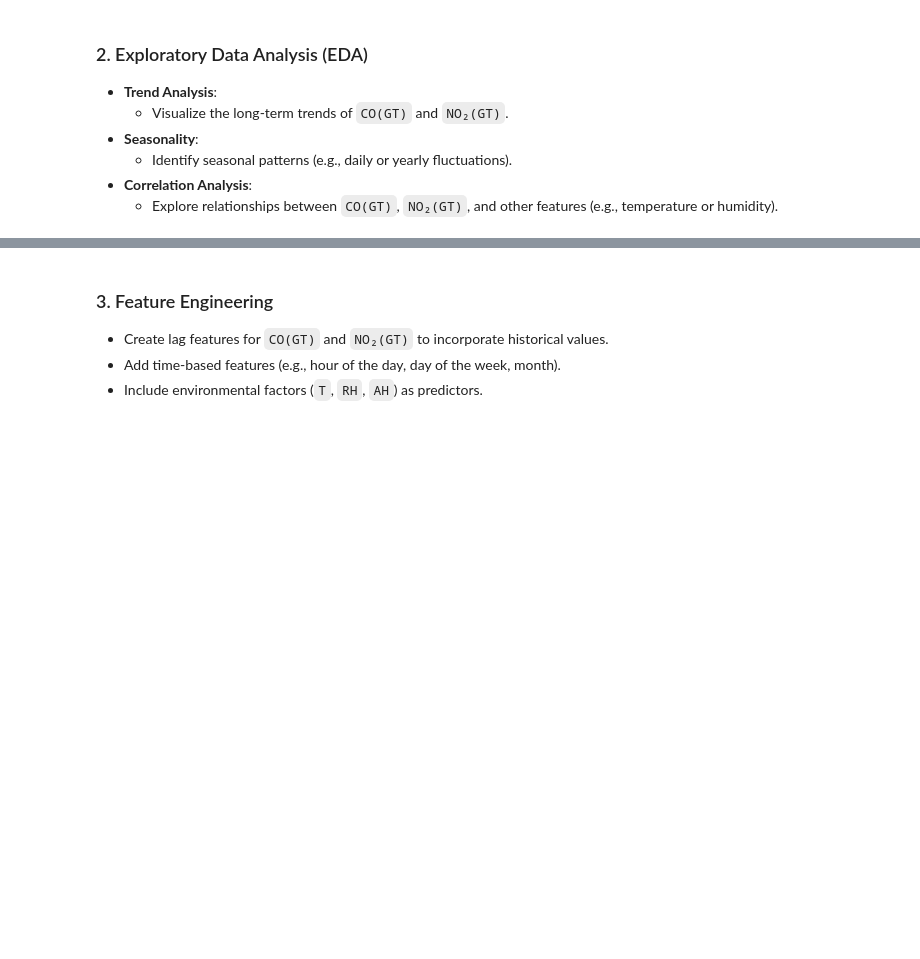
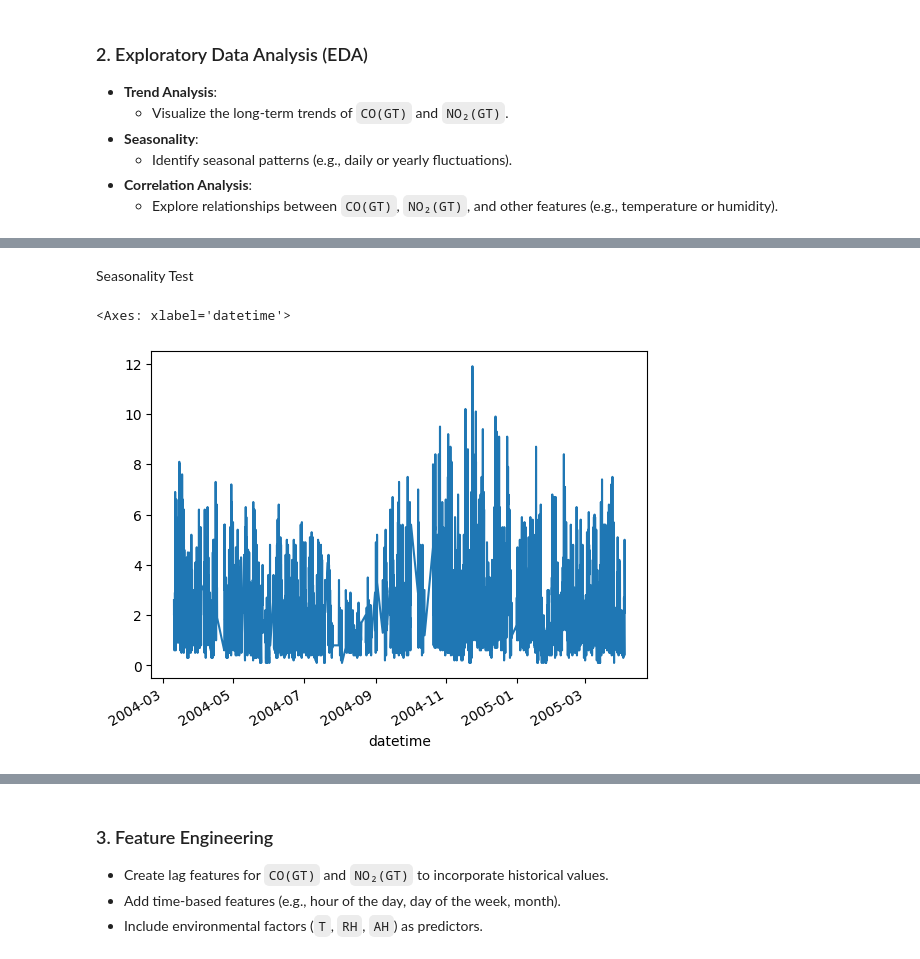
Before and after one commit to avimallik/co_and_no2_time_series_forecasting, a Jupyter notebook: co_and_no2_time_series_forecasting.ipynb, the cells around one changed output, grey strips where cells are left out. Saved outputs shown, nothing was run; the diff lists cells and outputs as text; code cells hidden in the pictures; blank space fills up the shorter version.

```diff
--- a/co_and_no2_time_series_forecasting.ipynb
+++ b/co_and_no2_time_series_forecasting.ipynb
@@ -240,0 +277,7 @@ PermissionError: [Errno 13] Permission denied: 'airquality_test_105.csv'
+# %% [markdown]
+Seasonality Test
+# %%
+df_dt['CO(GT)'].plot(label='CO Trend', color='blue')
+# %% [output]
+<Axes: xlabel='datetime'>
+[figure, added]
```
Also changed, not shown: parts of 10 cells of this notebook, 6 other files.
